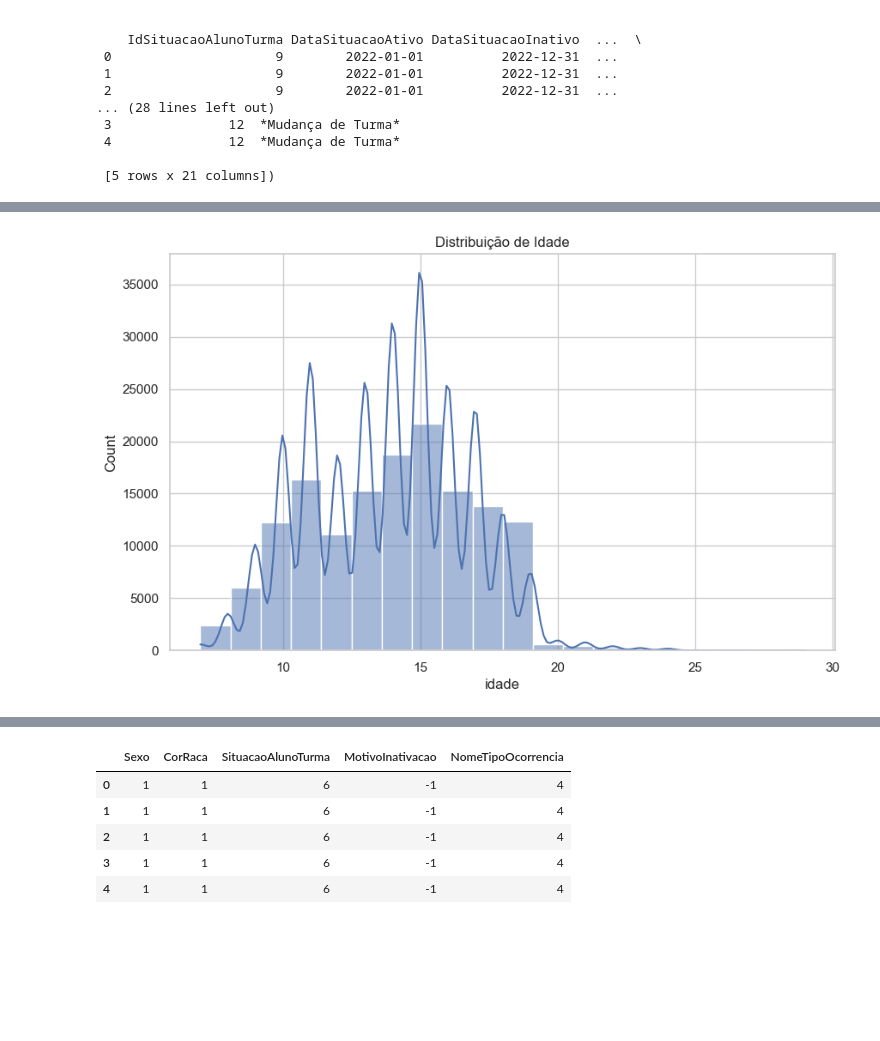
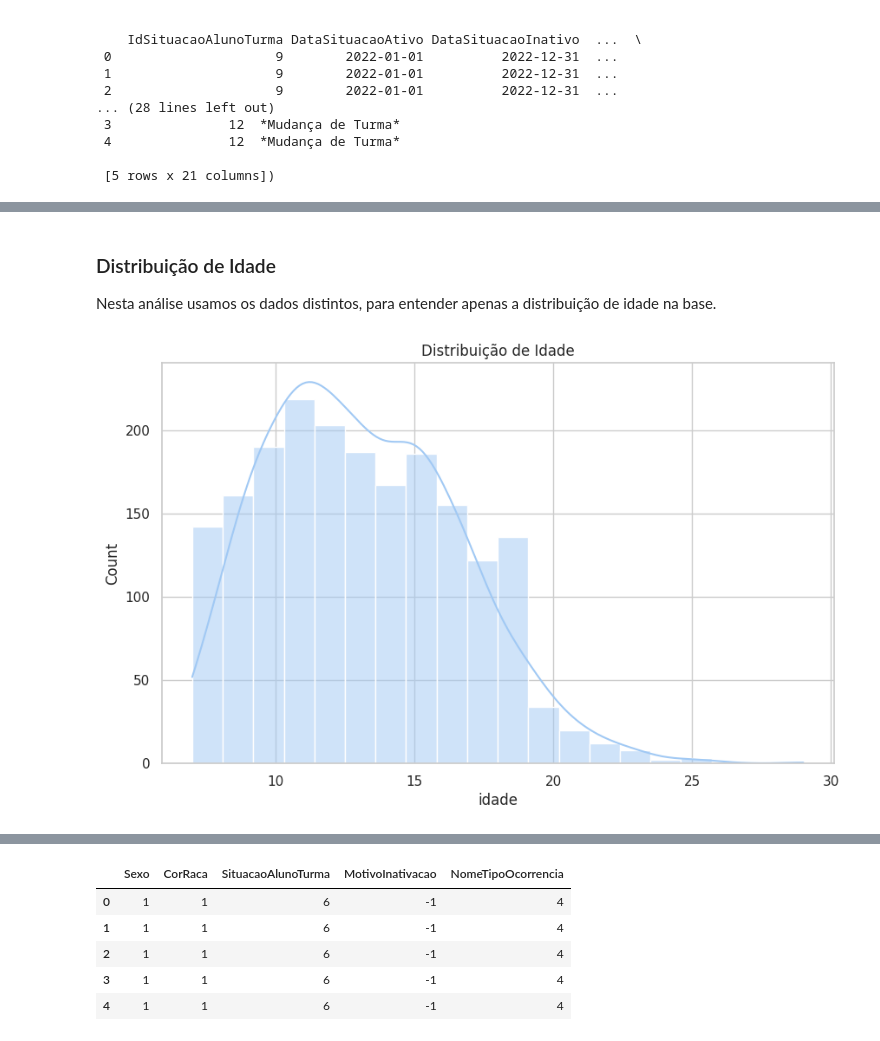
Before and after one commit to icarocarmona/DATATHON-2DTAT, a Jupyter notebook: notebooks/Construindo_modelo_1.ipynb, the cells around one changed output, grey strips where cells are left out. Cells and saved outputs as stored; diff of their text form; code cells hidden in the pictures; blank space fills up the shorter version.

```diff
--- a/notebooks/Construindo_modelo_1.ipynb
+++ b/notebooks/Construindo_modelo_1.ipynb
@@ -210,0 +171,6 @@ plt.show()
+# %%
+df_distinct = df_clean.drop_duplicates(subset='IdAluno')
+# %%
+# Configurações de visualização
+sns.set_theme(style="whitegrid", palette="pastel")
+sns.color_palette("pastel")
@@ -211,14 +258,12 @@ plt.show()
+# %% [markdown]
+### Distribuição de Idade
+
+Nesta análise usamos os dados distintos, para entender apenas a distribuição de idade na base.
 # %%
-import matplotlib.pyplot as plt
-import seaborn as sns
-
-# Configurações de visualização
-sns.set(style="whitegrid")
-
 # Distribuição de Idade
 plt.figure(figsize=(10, 6))
-sns.histplot(data=df_clean, x='idade', bins=20, kde=True)
+sns.histplot(data=df_distinct, x='idade', bins=20, kde=True)
 plt.title('Distribuição de Idade')
 plt.show()
 # %% [output]
-[figure, old version]
+[figure, new version]
```
Also changed, not shown: parts of 33 cells of this notebook, 14 other files.
